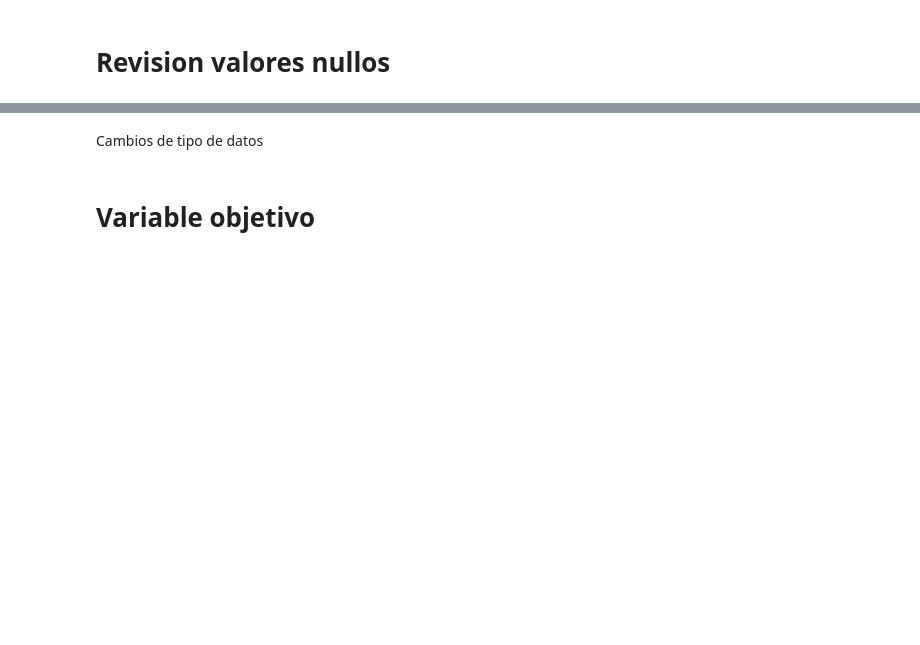
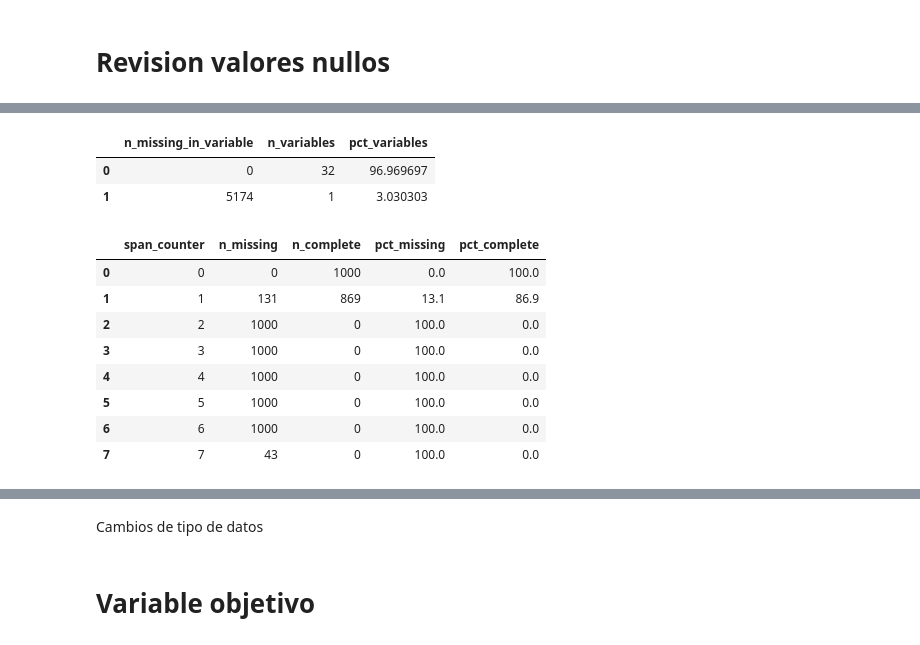
Before and after one commit to Brayam1998/dataScience_Churn, a Jupyter notebook: proyecto churn/Revision_Calidad_Data/revisionYtransformacion.ipynb, the cells around one changed output, grey strips where cells are left out. Drawn from its saved outputs; the diff is of its cells as text; code cells hidden in the pictures; blank space fills up the shorter version.

```diff
--- a/proyecto churn/Revision_Calidad_Data/revisionYtransformacion.ipynb
+++ b/proyecto churn/Revision_Calidad_Data/revisionYtransformacion.ipynb
@@ -27,0 +96,29 @@ dataSet.head(10)
+# %%
+# el porcentaje de datos nullos vs datos reales
+dataset.missing.missing_variable_table()
+# %% [output]
+|  | n_missing_in_variable | n_variables | pct_variables |
+| 0 | 0 | 32 | 96.969697 |
+| 1 | 5174 | 1 | 3.030303 |
+# %%
+(
+    dataset
+    .missing
+    .missing_variable_span(
+        variable="Churn Reason",
+        span_every=1000
+    )
+)
+# vemos que dado el orden que tienen los datos tenemos los primeros 1869 datos llenos y el resto vacios no estan
+# distibuidos de manera aleatoria veremos cual es la diferencia entre lso primeros y los ultimos,
+# como posibles hipotesis puede que sea la fecha, del comienzo de registro.
+# %% [output]
+|  | span_counter | n_missing | n_complete | pct_missing | pct_complete |
+| 0 | 0 | 0 | 1000 | 0.0 | 100.0 |
+| 1 | 1 | 131 | 869 | 13.1 | 86.9 |
+| 2 | 2 | 1000 | 0 | 100.0 | 0.0 |
+| 3 | 3 | 1000 | 0 | 100.0 | 0.0 |
+| 4 | 4 | 1000 | 0 | 100.0 | 0.0 |
+| 5 | 5 | 1000 | 0 | 100.0 | 0.0 |
+| 6 | 6 | 1000 | 0 | 100.0 | 0.0 |
+| 7 | 7 | 43 | 0 | 100.0 | 0.0 |
```
Also changed, not shown: parts of 19 cells of this notebook, 6 other files.
